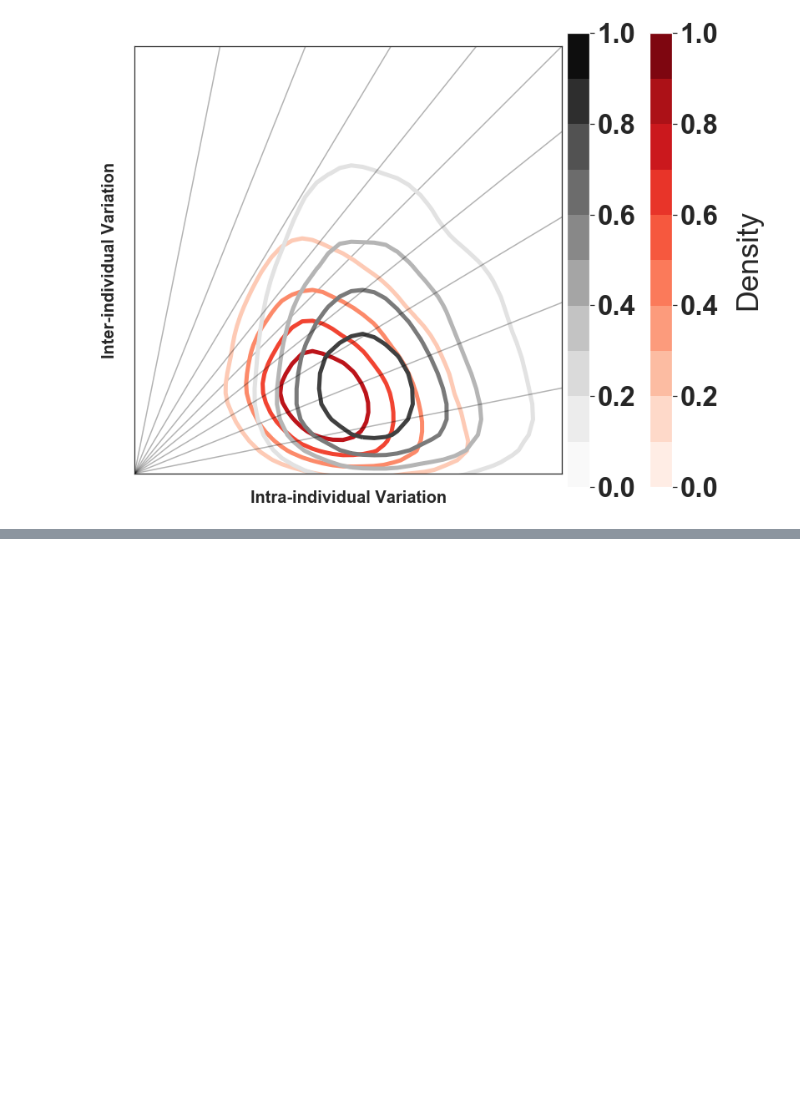
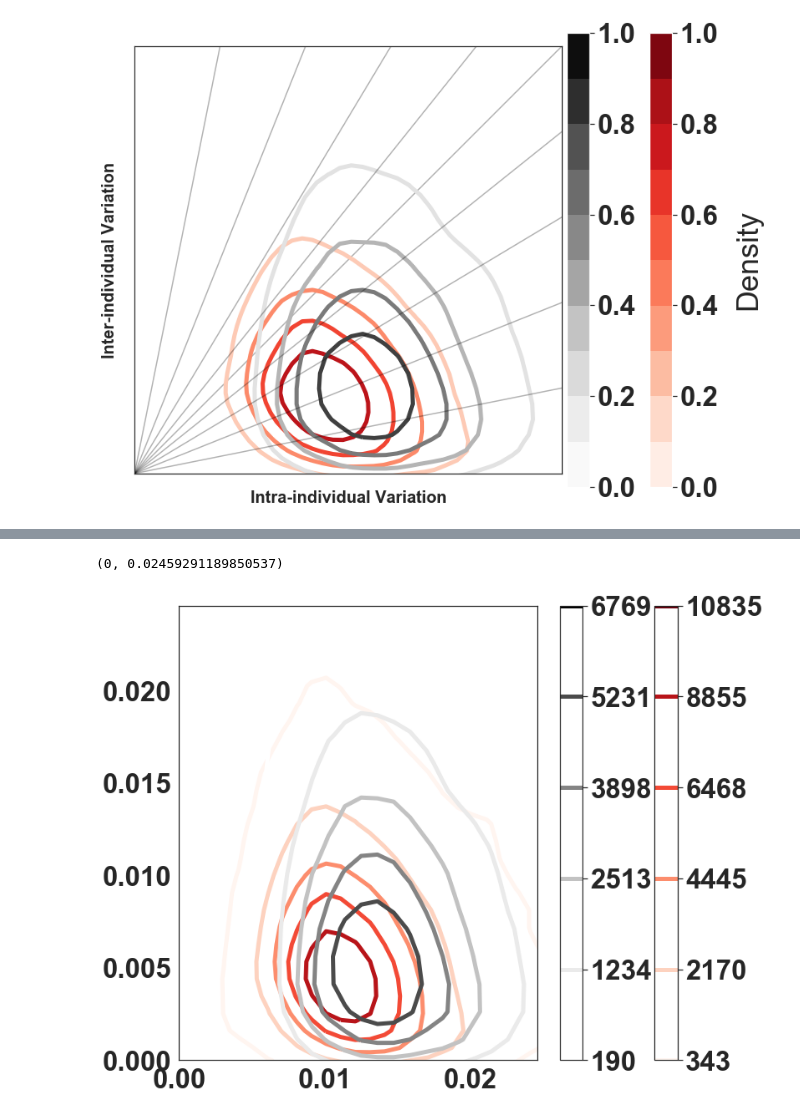
Before and after one commit to HumanBrainED/reliability_fieldMap_gradientFlow, a Jupyter notebook: tutorial/01_reliability_field_map_sns_test.ipynb, the cells around one changed output, grey strips where cells are left out. Cells and saved outputs as stored; diff of their text form; code cells hidden in the pictures; blank space fills up the shorter version.

```diff
--- a/tutorial/01_reliability_field_map_sns_test.ipynb
+++ b/tutorial/01_reliability_field_map_sns_test.ipynb
@@ -93,0 +95,11 @@ Text(0, 0.5, 'Inter-individual Variation')
+# %%
+fig, ax = plt.subplots(figsize=(12,10))
+for t in tasks:
+    ax = sns.kdeplot(x=data[t]['raww'][data[t]['totmask']],y=data[t]['rawb'][data[t]['totmask']],
+                     gridsize=50,color=taskcolors[t],cmap=taskcmaps[t],common_norm=True,cbar=True,
+                    levels=6,alpha=1,linewidths=5)
+plt.xlim([xyVals[0],xyVals[1]])
+plt.ylim([xyVals[0],xyVals[1]])
+# %% [output]
+(0, 0.02459291189850537)
+[figure, added]
```
Also changed, not shown: parts of 1 cell of this notebook, 2 other files.
